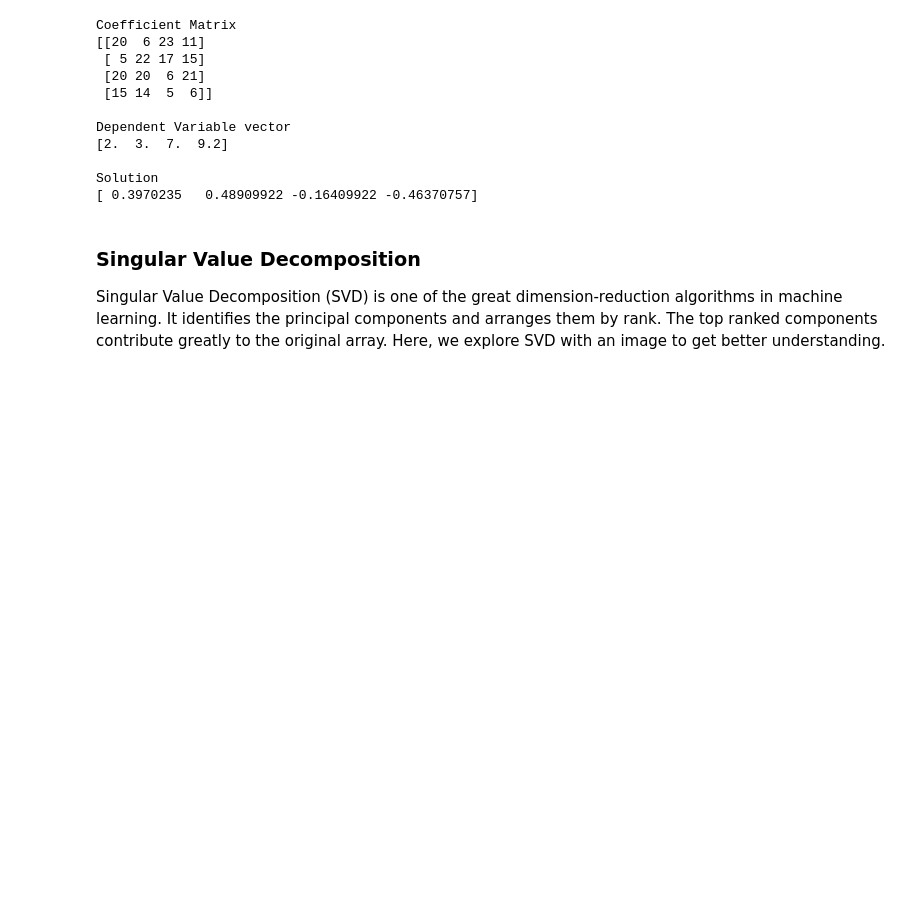
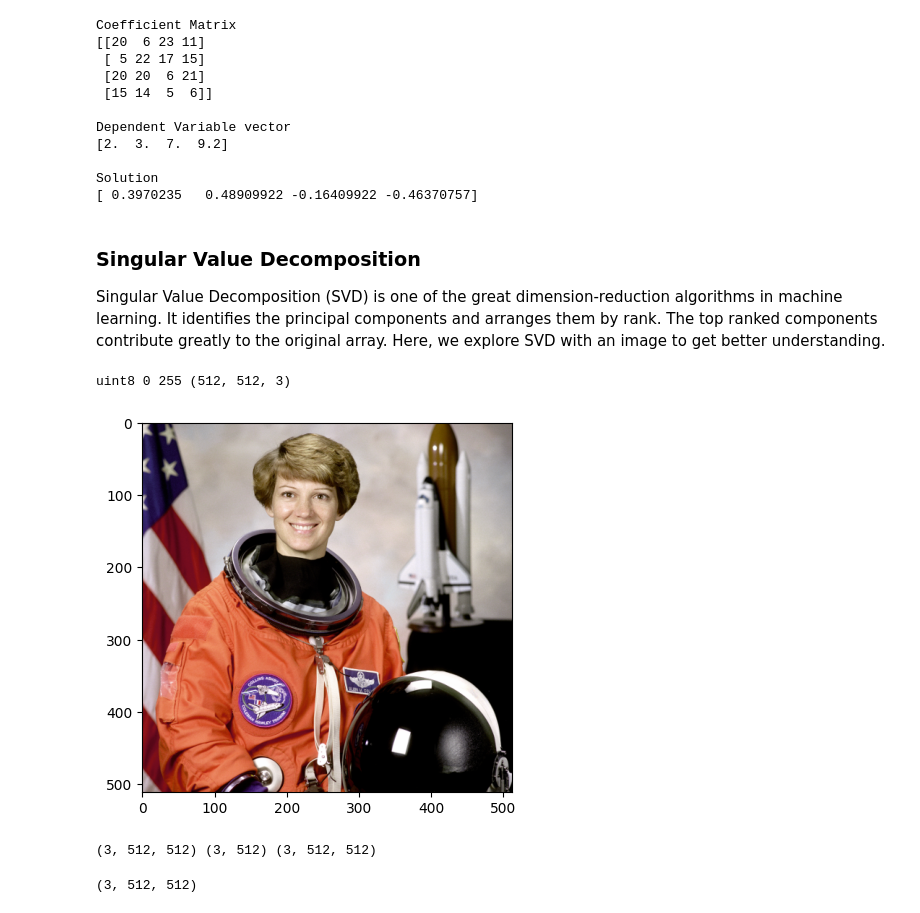
Before and after one commit to 2303A52486/FMML_Projects_Assignments_2024, a Jupyter notebook: Linear_Algebra.ipynb, the cells around one changed output. Cells and saved outputs as stored; diff of their text form; code cells hidden in the pictures; blank space fills up the shorter version.

```diff
--- a/Linear_Algebra.ipynb
+++ b/Linear_Algebra.ipynb
@@ -357,3 +357,13 @@ Solution
 ### Singular Value Decomposition
 
 Singular Value Decomposition (SVD) is one of the great dimension-reduction algorithms in machine learning. It identifies the principal components and arranges them by rank. The top ranked components contribute greatly to the original array. Here, we explore SVD with an image to get better understanding.
+# %%
+from skimage import data
+# download a sample image
+image = data.astronaut()
+print(image.dtype, image.min(), image.max(), image.shape)
+plt.imshow(image)
+plt.show()
+# %% [output]
+uint8 0 255 (512, 512, 3)
+[figure, added]
@@ -359,0 +377,13 @@ Singular Value Decomposition (SVD) is one of the great dimension-reduction algor
+# %%
+U,S,V = np.linalg.svd(img)
+print(U.shape, S.shape, V.shape)
+# %% [output]
+(3, 512, 512) (3, 512) (3, 512, 512)
+# %%
+# S matrix should have dimensions suitable for matrix multiplication
+Sigma = np.zeros((3,512,512))
+for i in range(3):
+  np.fill_diagonal(Sigma[i,:,:], S[i,:])
+print(Sigma.shape)
+# %% [output]
+(3, 512, 512)
```
Also changed, not shown: parts of 5 cells of this notebook.
